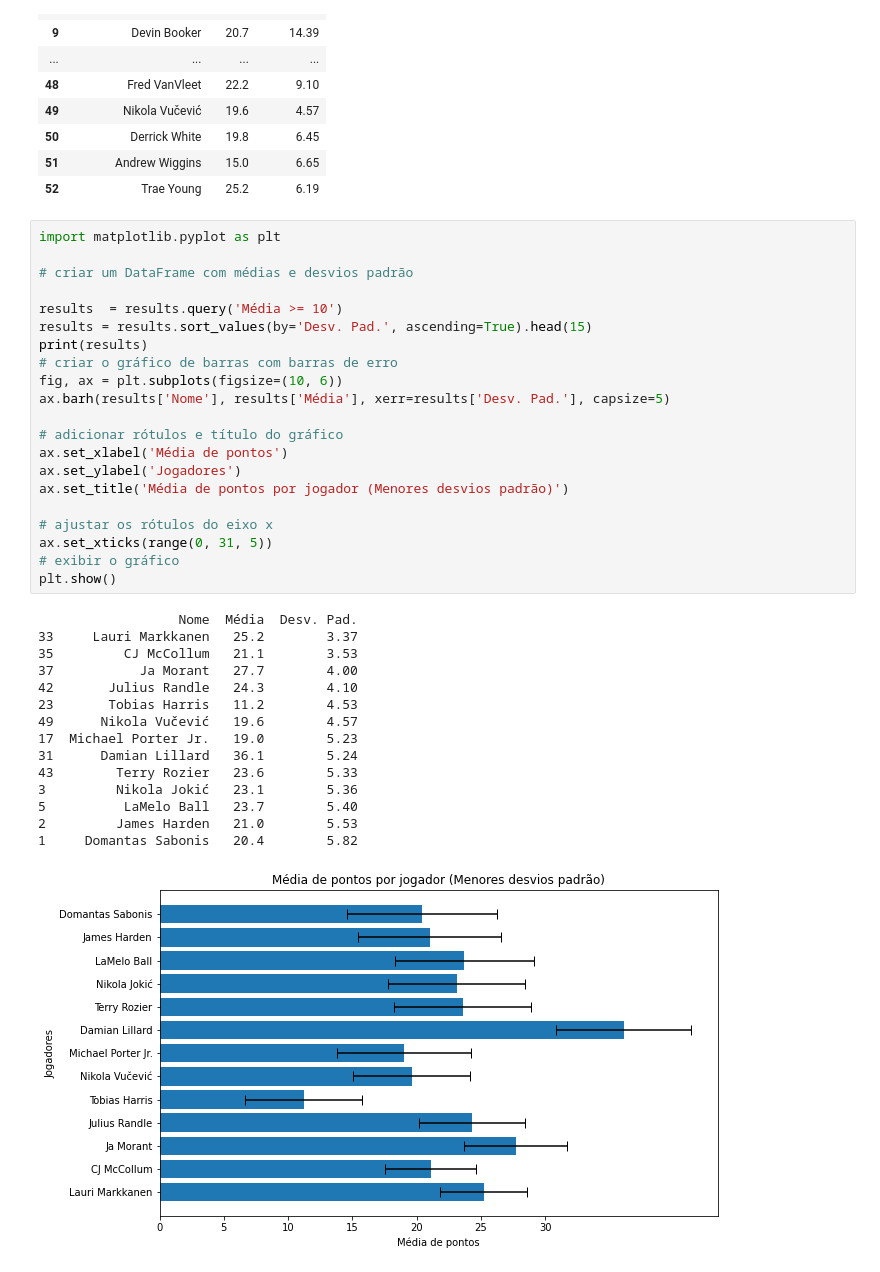
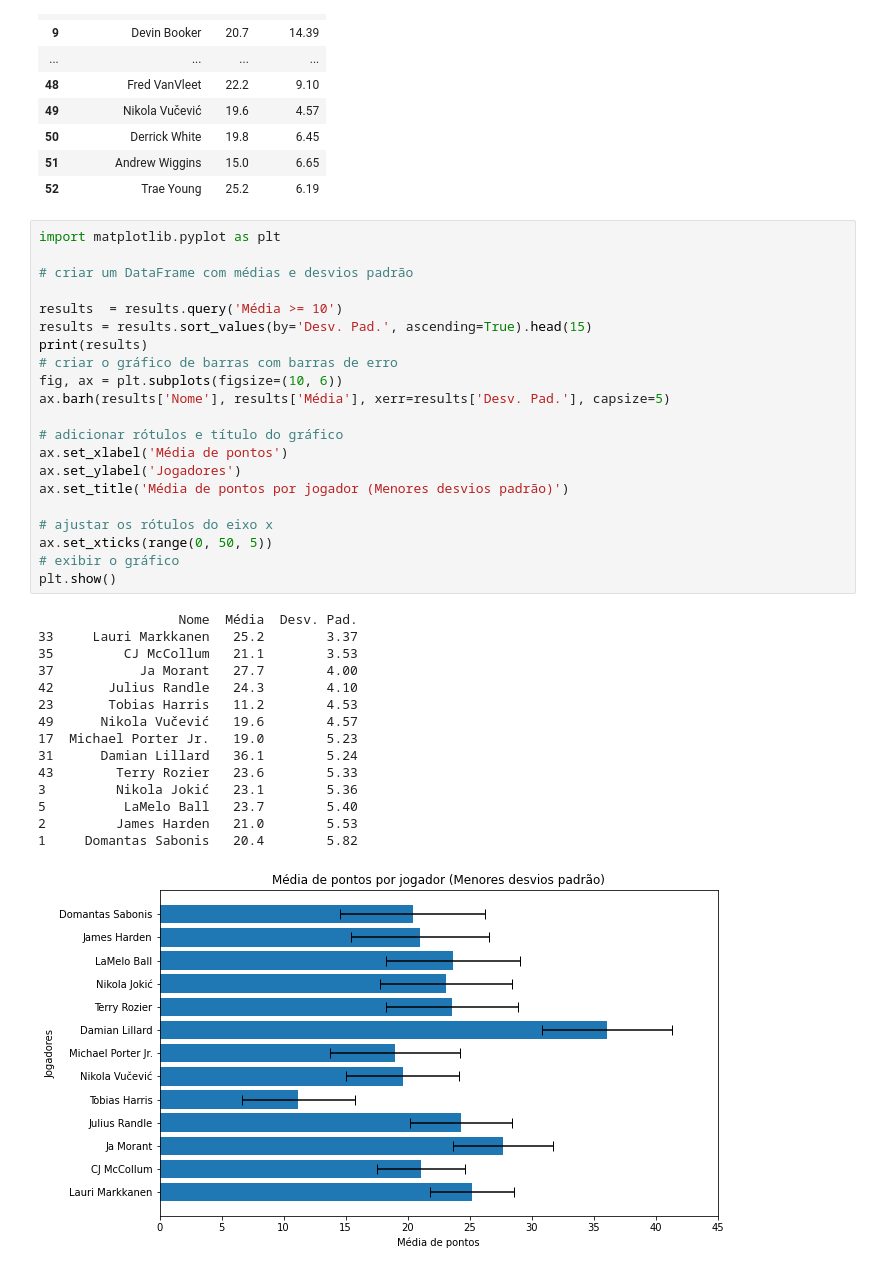
Before and after one commit to allancostajardim/allancostajardim, a Jupyter notebook: NBA_WebScraping.ipynb, the cells around one changed output. Drawn from its saved outputs; the diff is of its cells as text.

```diff
--- a/NBA_WebScraping.ipynb
+++ b/NBA_WebScraping.ipynb
@@ -143,32 +143,32 @@ import matplotlib.pyplot as plt
 results  = results.query('Média >= 10')
 results = results.sort_values(by='Desv. Pad.', ascending=True).head(15)
 print(results)
 # criar o gráfico de barras com barras de erro
 fig, ax = plt.subplots(figsize=(10, 6))
 ax.barh(results['Nome'], results['Média'], xerr=results['Desv. Pad.'], capsize=5)
 
 # adicionar rótulos e título do gráfico
 ax.set_xlabel('Média de pontos')
 ax.set_ylabel('Jogadores')
 ax.set_title('Média de pontos por jogador (Menores desvios padrão)')
 
 # ajustar os rótulos do eixo x
-ax.set_xticks(range(0, 31, 5))
+ax.set_xticks(range(0, 50, 5))
 # exibir o gráfico
 plt.show()
 # %% [output]
                   Nome  Média  Desv. Pad.
 33     Lauri Markkanen   25.2        3.37
 35         CJ McCollum   21.1        3.53
 37           Ja Morant   27.7        4.00
 42       Julius Randle   24.3        4.10
 23       Tobias Harris   11.2        4.53
 49      Nikola Vučević   19.6        4.57
 17  Michael Porter Jr.   19.0        5.23
 31      Damian Lillard   36.1        5.24
 43        Terry Rozier   23.6        5.33
 3         Nikola Jokić   23.1        5.36
 5          LaMelo Ball   23.7        5.40
 2         James Harden   21.0        5.53
 1     Domantas Sabonis   20.4        5.82
-[figure, old version]
+[figure, new version]
```
